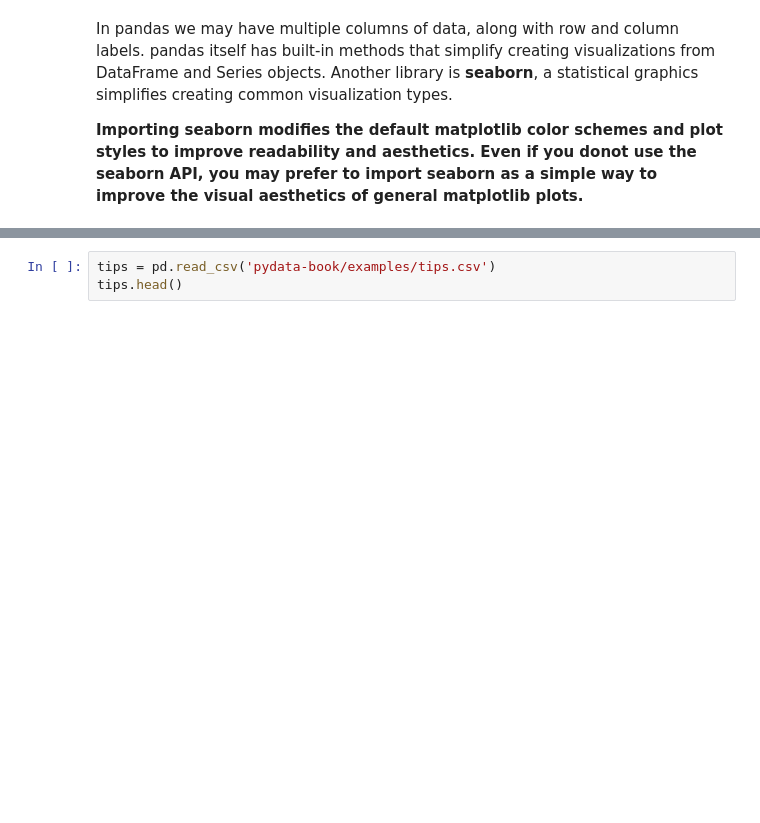
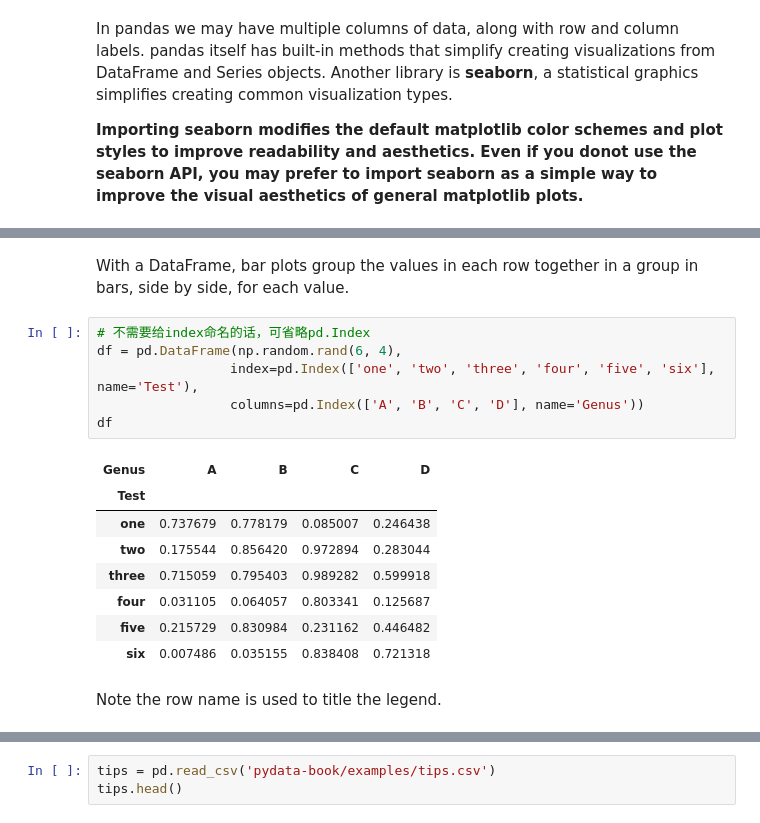
Before and after one commit to damipaigu/Python-Learning-Notes, a Jupyter notebook: Python for Data Analysis C9.ipynb, the cells around one changed output, grey strips where cells are left out. Drawn from its saved outputs; the diff is of its cells as text; blank space fills up the shorter version.

```diff
--- a/Python for Data Analysis C9.ipynb
+++ b/Python for Data Analysis C9.ipynb
@@ -362,0 +435,19 @@ In pandas we may have multiple columns of data, along with row and column labels
+# %% [markdown]
+With a DataFrame, bar plots group the values in each row together in a group in bars, side by side, for each value.
+# %%
+# 不需要给index命名的话，可省略pd.Index
+df = pd.DataFrame(np.random.rand(6, 4),
+                 index=pd.Index(['one', 'two', 'three', 'four', 'five', 'six'], name='Test'),
+                 columns=pd.Index(['A', 'B', 'C', 'D'], name='Genus'))
+df
+# %% [output]
+| Genus | A | B | C | D |
+| Test |  |  |  |  |
+| one | 0.737679 | 0.778179 | 0.085007 | 0.246438 |
+| two | 0.175544 | 0.856420 | 0.972894 | 0.283044 |
+| three | 0.715059 | 0.795403 | 0.989282 | 0.599918 |
+| four | 0.031105 | 0.064057 | 0.803341 | 0.125687 |
+| five | 0.215729 | 0.830984 | 0.231162 | 0.446482 |
+| six | 0.007486 | 0.035155 | 0.838408 | 0.721318 |
+# %% [markdown]
+Note the row name is used to title the legend.
```
Also changed, not shown: parts of 30 cells of this notebook.
